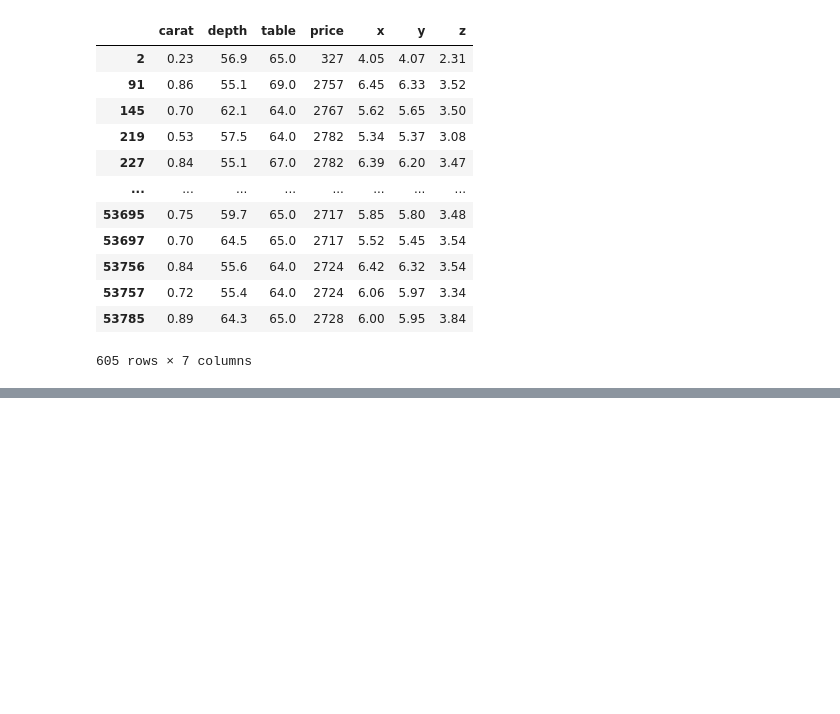
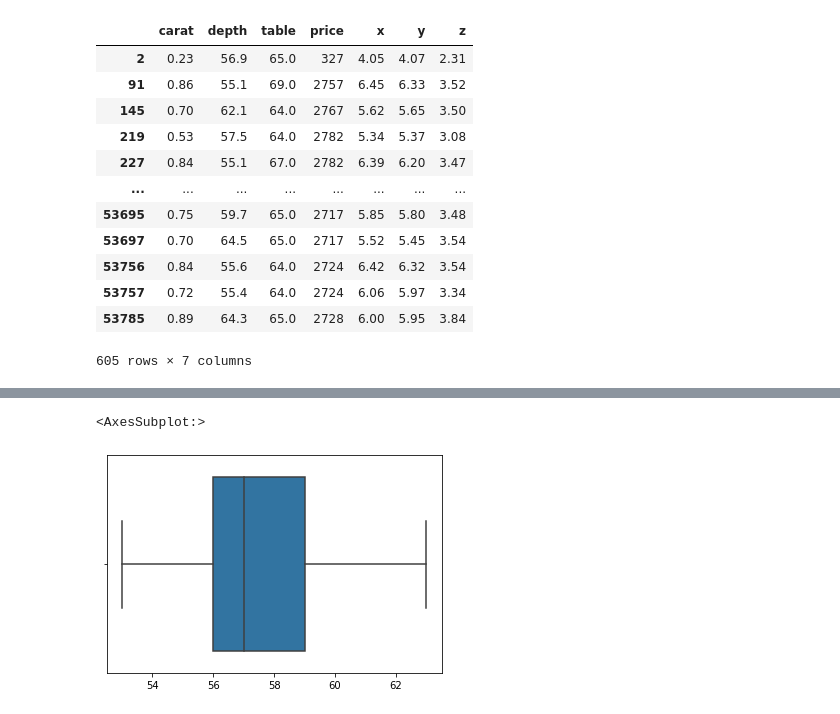
Before and after one commit to ceyhunsahin/PANDAS, a Jupyter notebook: missing_values_outliers.ipynb, the cells around one changed output, grey strips where cells are left out. Cells and saved outputs as stored; diff of their text form; code cells hidden in the pictures; blank space fills up the shorter version.

```diff
--- a/missing_values_outliers.ipynb
+++ b/missing_values_outliers.ipynb
@@ -563,0 +590,2 @@ from scipy.stats.mstats import winsorize
+# %%
+df_table_win = winsorize(df_table, (0.01, 0.02))
@@ -563,0 +598,5 @@ from scipy.stats.mstats import winsorize
+# %%
+sns.boxplot(x = df_table_win)
+# %% [output]
+<AxesSubplot:>
+[figure, added]
```
Also changed, not shown: parts of 35 cells of this notebook, 1 other file.
